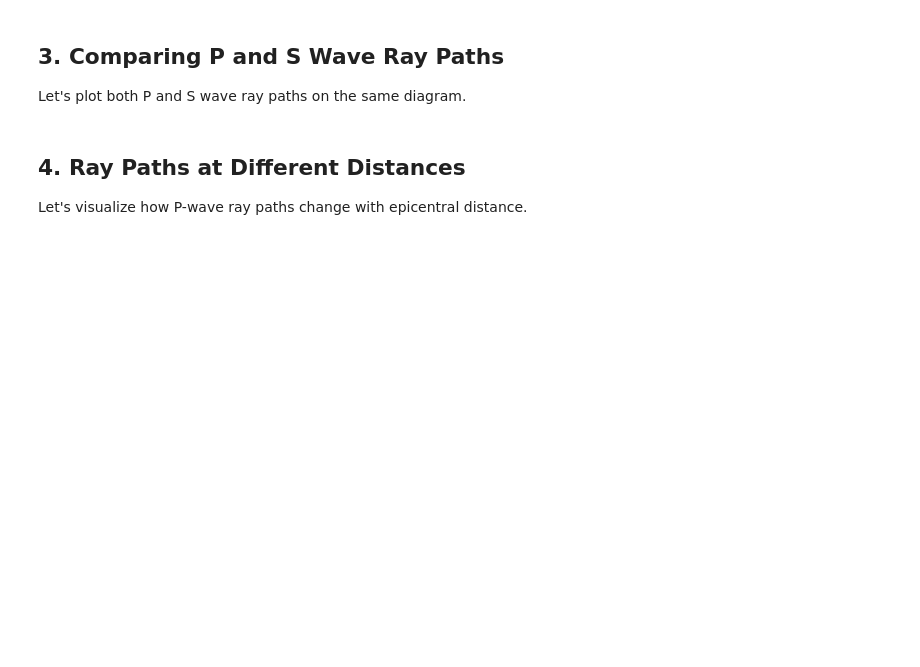
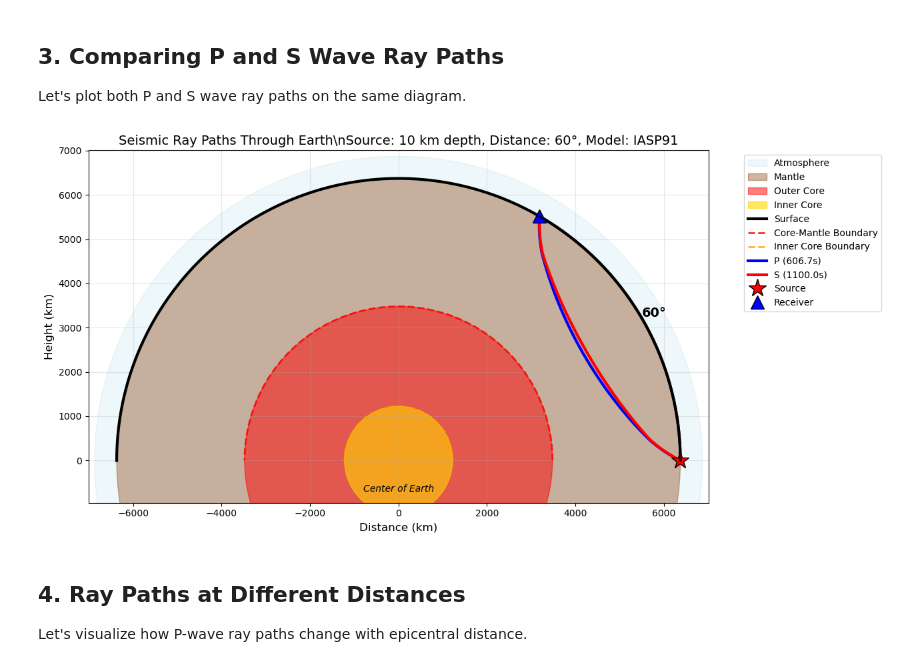
Before and after one commit to Adrian-Mag/SensRay, a Jupyter notebook: demos/02_ray_path_visualization.ipynb, the cells around one changed output. Saved outputs shown, nothing was run; the diff lists cells and outputs as text; code cells hidden in the pictures; blank space fills up the shorter version.

```diff
--- a/demos/02_ray_path_visualization.ipynb
+++ b/demos/02_ray_path_visualization.ipynb
@@ -104,56 +94,39 @@ plt.show()
 
 Let's plot both P and S wave ray paths on the same diagram.
 # %%
-fig, ax = plt.subplots(1, 1, figsize=(12, 10))
+# Compare P and S wave ray paths using seisray's plotting functionality
+if p_rays or s_rays:
+    # Combine P and S rays
+    all_rays = []
+    if p_rays:
+        all_rays.extend(p_rays)
+    if s_rays:
+        all_rays.extend(s_rays)
 
-# Plot Earth structure
-earth_circle = Circle((0, 0), 6371, fill=False, color='black', linewidth=2)
-ax.add_patch(earth_circle)
+    # Extract coordinates for all rays
+    ray_coordinates = tracer.extract_ray_coordinates(all_rays)
 
-cmb_circle = Circle((0, 0), 3480, fill=False, color='gray', linewidth=1, linestyle='--')
-ax.add_patch(cmb_circle)
+    # Get actual distance
+    if p_rays:
+        actual_distance = p_rays[0].distance
+    elif s_rays:
+        actual_distance = s_rays[0].distance
+    else:
+        actual_distance = distance
 
-# Plot P-wave ray path
-if p_rays:
-    ray = p_rays[0]
-    distances_rad = np.radians(ray.path['dist'])
-    radii = 6371 - ray.path['depth']
+    # Create the plot
+    fig = plotter.plot_circular_earth(
+        ray_coordinates=ray_coordinates,
+        source_depth=source_depth,
+        distance_deg=actual_distance,
+        fig_size=(12, 12)
+    )
 
-    x = radii * np.sin(distances_rad)
-    y = radii * np.cos(distances_rad)
-
-    ax.plot(x, y, 'b-', linewidth=3, label=f'P-wave ({ray.time:.1f} s)')
-
-# Plot S-wave ray path
-if s_rays:
-    ray = s_rays[0]
-    distances_rad = np.radians(ray.path['dist'])
-    radii = 6371 - ray.path['depth']
-
-    x = radii * np.sin(distances_rad)
-    y = radii * np.cos(distances_rad)
-
-    ax.plot(x, y, 'r-', linewidth=3, label=f'S-wave ({ray.time:.1f} s)')
-
-# Plot source and receiver
-source_x = (6371 - source_depth) * np.sin(0)
-source_y = (6371 - source_depth) * np.cos(0)
-ax.plot(source_x, source_y, 'k*', markersize=15, label='Source')
-
-receiver_x = 6371 * np.sin(np.radians(distance))
-receiver_y = 6371 * np.cos(np.radians(distance))
-ax.plot(receiver_x, receiver_y, 'k^', markersize=12, label='Receiver')
-
-ax.set_xlim(-7000, 7000)
-ax.set_ylim(-7000, 7000)
-ax.set_aspect('equal')
-ax.set_xlabel('Distance (km)')
-ax.set_ylabel('Distance (km)')
-ax.set_title(f'P and S Wave Ray Paths (Distance = {distance}°, Depth = {source_depth} km)')
-ax.legend()
-ax.grid(True, alpha=0.3)
-
-plt.show()
+    plt.show()
+else:
+    print("No ray paths found for this distance")
+# %% [output]
+[figure, added]
 # %% [markdown]
 ## 4. Ray Paths at Different Distances
 
```
Also changed, not shown: parts of 8 cells of this notebook, 12 other files.
